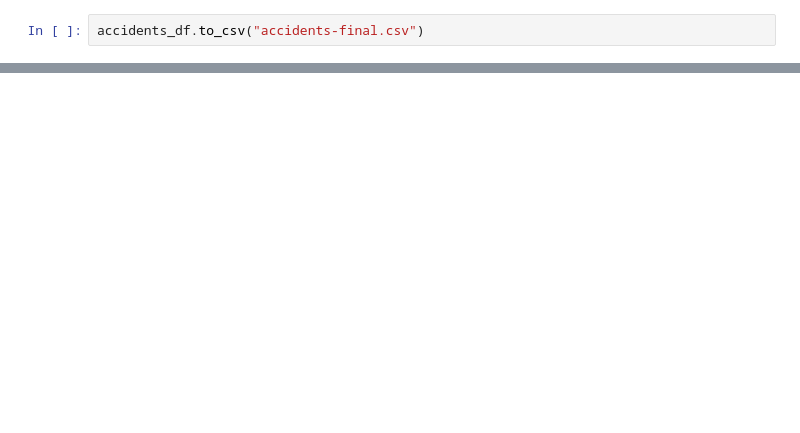
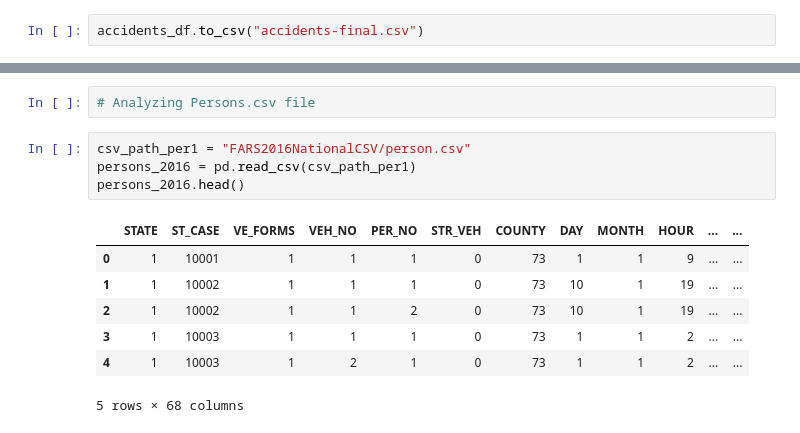
Before and after one commit to tvijaya/motor-vehicle-crashes-groupProject, a Jupyter notebook: motor_vehicles_cleaning.ipynb, the cells around one changed output, grey strips where cells are left out. Drawn from its saved outputs; the diff is of its cells as text; blank space fills up the shorter version.

```diff
--- a/motor_vehicles_cleaning.ipynb
+++ b/motor_vehicles_cleaning.ipynb
@@ -254,0 +374,14 @@ accidents_df.to_csv("accidents-final.csv")
+# %%
+# Analyzing Persons.csv file
+# %%
+csv_path_per1 = "FARS2016NationalCSV/person.csv"
+persons_2016 = pd.read_csv(csv_path_per1)
+persons_2016.head()
+# %% [output]
+|  | STATE | ST_CASE | VE_FORMS | VEH_NO | PER_NO | STR_VEH | COUNTY | DAY | MONTH | HOUR | ... | ... |
+| 0 | 1 | 10001 | 1 | 1 | 1 | 0 | 73 | 1 | 1 | 9 | ... | ... |
+| 1 | 1 | 10002 | 1 | 1 | 1 | 0 | 73 | 10 | 1 | 19 | ... | ... |
+| 2 | 1 | 10002 | 1 | 1 | 2 | 0 | 73 | 10 | 1 | 19 | ... | ... |
+| 3 | 1 | 10003 | 1 | 1 | 1 | 0 | 73 | 1 | 1 | 2 | ... | ... |
+| 4 | 1 | 10003 | 1 | 2 | 1 | 0 | 73 | 1 | 1 | 2 | ... | ... |
+5 rows × 68 columns
```
Also changed, not shown: parts of 46 cells of this notebook, 35 other files.
